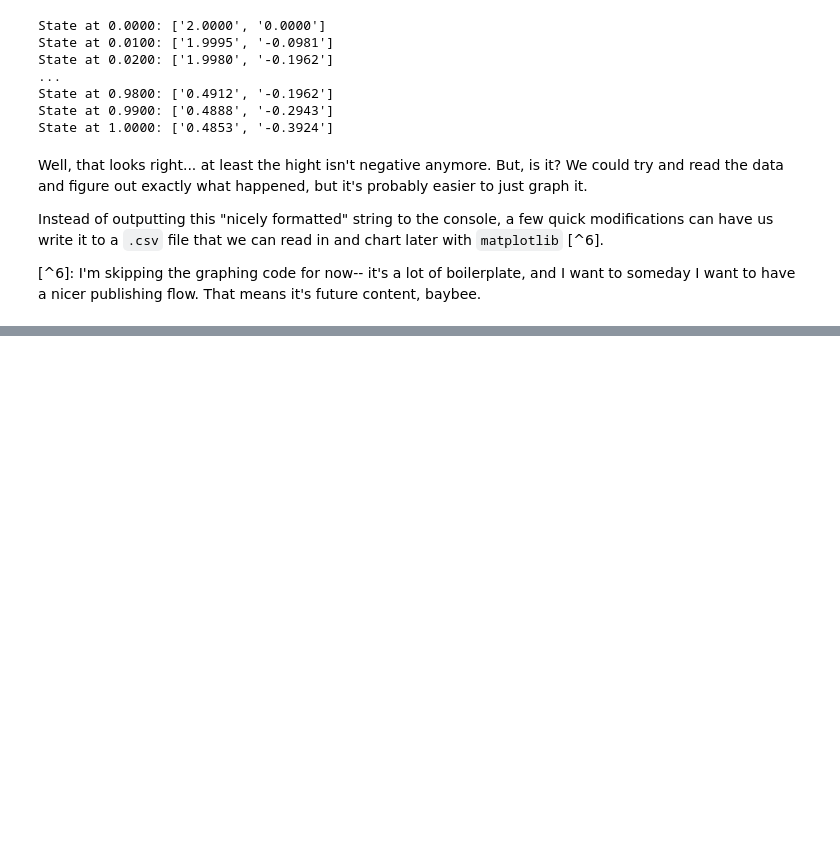
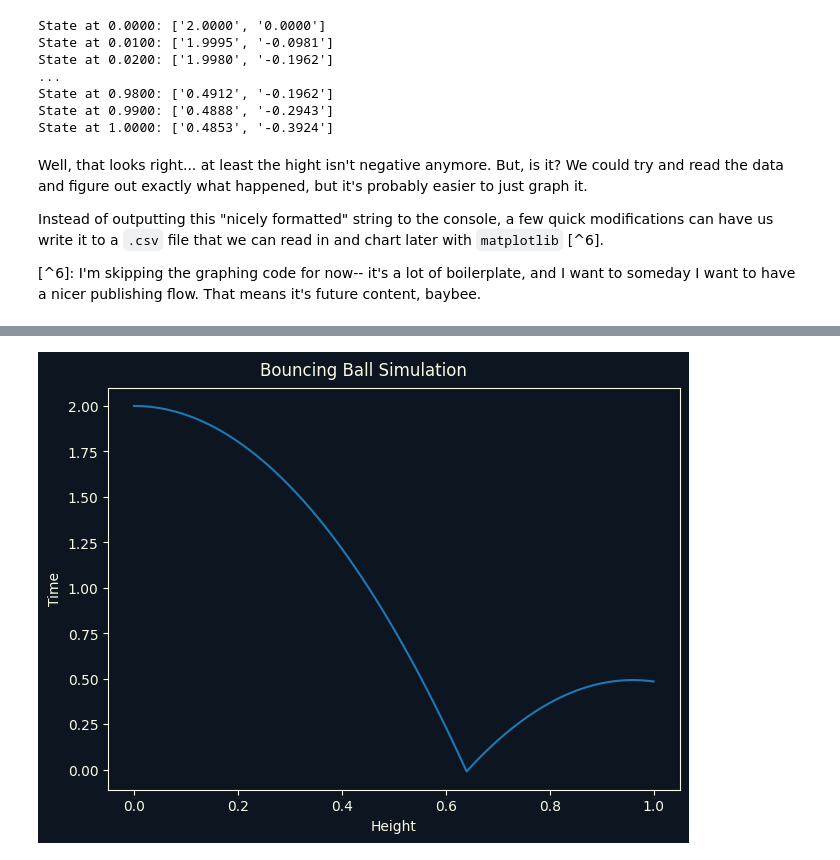
Before and after one commit to BunnyBlit/Blather, a Jupyter notebook: src/bouncing-balls.ipynb, the cells around one changed output, grey strips where cells are left out. Saved outputs shown, nothing was run; the diff lists cells and outputs as text; code cells hidden in the pictures; blank space fills up the shorter version.

Commit message:
some basic graphing tools to help style things

```diff
--- a/src/bouncing-balls.ipynb
+++ b/src/bouncing-balls.ipynb
@@ -542,3 +441,66 @@ plot_sim_data("../tmp/bouncing_balls_output_data.csv")
+# %%
+from util.columnar import Columnar
+from util.palette import blog_palette
+from util.graph import Graph
+from pathlib import Path
+
+class SimData(Columnar):
+    """ Transforming our data a little bit. Matplotlib plays nicer with iterables
+        for each dimension, rather than one iterable where each element is an array
+    """
+    time: List[float]=[]
+    y_pos: List[float]=[]
+    y_vel: List[float]=[]
+
+def plot_sim_data(data_file, graph_file):
+    data = SimData.from_csv(
+        Path(data_file),
+        {
+            "time": float,
+            "y_pos": float,
+            "y_vel": float
+        }
+    )
+
+    graph = Graph(
+        background=blog_palette["background"],
+        foreground=blog_palette["foreground"],
+        title="Bouncing Ball Simulation",
+        figures=[(1,1,1)]
+    )
+    graph.set_axis_labels(0, "Time", "Height")
+    graph.plot(0, data.time, data.y_pos, "flappy-height")
+    graph.add_style(
+        "flappy-height",
+        f""".flappy-height{{
+            stroke:{graph.foreground};
+            stroke-width:1.5;
+            stroke-linecap:square;
+            fill:{graph.background};
+            stroke-dasharray:140%;
+            stroke-dashoffset:140%;
+            animation-name:flappy-height-anim;
+            animation-duration:5s;
+            animation-timing-function:linear;
+            animation-fill-mode:forwards;
+            animation-iteration-count: 1;
+        }}
+        @keyframes flappy-height-anim{{
+            from{{
+                stroke-dashoffset:140%;
+            }}
+            to{{
+                stroke-dashoffset:0%;
+            }}
+        }}
+        """
+    )
+    graph.save(Path(graph_file))
+
+
+plot_sim_data("../tmp/bouncing_balls_output_data.csv", "../content/images/guesswork_bouncing_balls.svg")
+# %% [output]
+[figure, added]
 # %% [markdown]
 ![An animated graph of how the velocity of a bouncing ball changes over time-- it bounces less and less high! Woo!]({static}/images/guesswork_bouncing_balls.svg)
 
```
Also changed, not shown: parts of 1 cell of this notebook, 3 other files.
